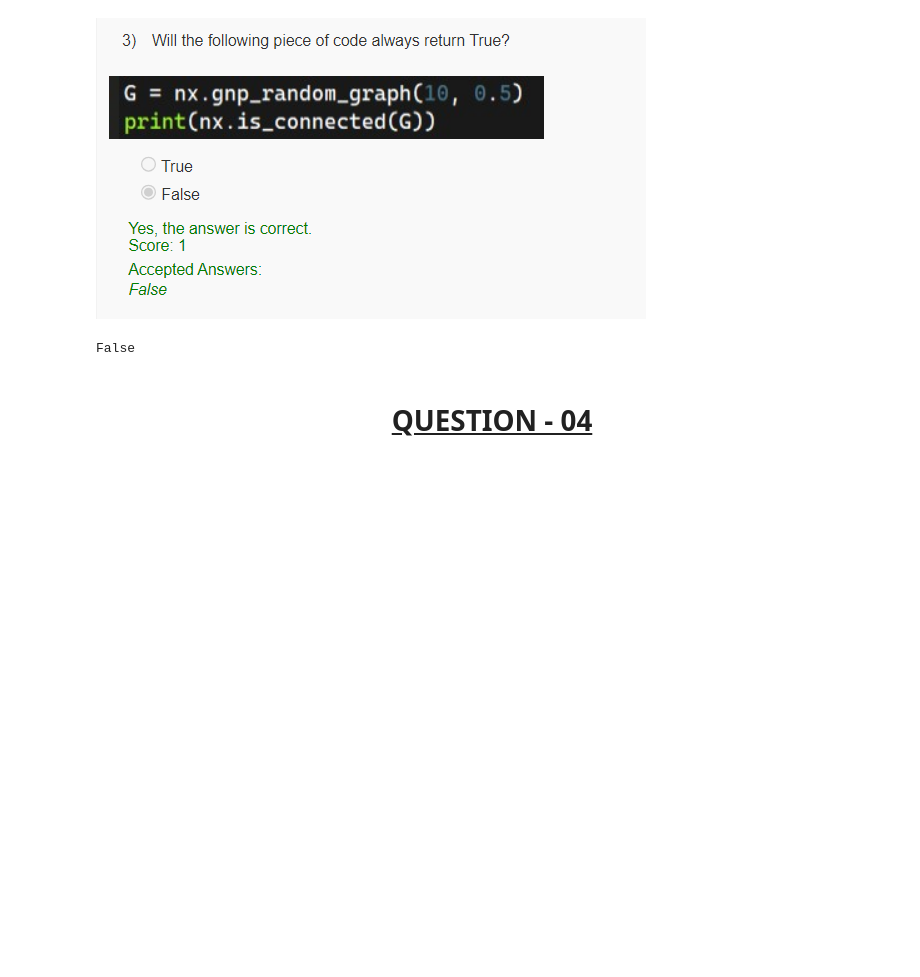
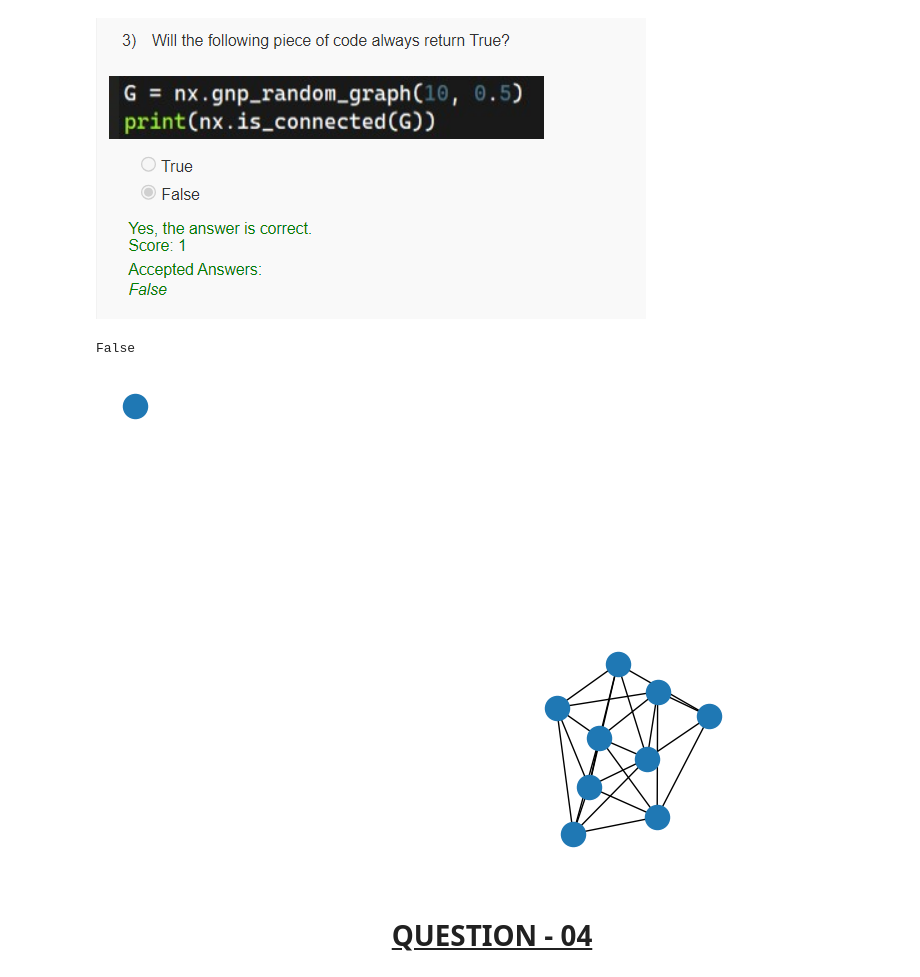
Before and after one commit to avinashyadav16/The-Joy-of-Computing-Using-Pyhton, a Jupyter notebook: Week 09/Week_09.ipynb, the cells around one changed output. Saved outputs shown, nothing was run; the diff lists cells and outputs as text; code cells hidden in the pictures; blank space fills up the shorter version.

```diff
--- a/Week 09/Week_09.ipynb
+++ b/Week 09/Week_09.ipynb
@@ -508,11 +511,16 @@ print(type(orginal_list))
 ![Q3](attachment:image.png)
 # %%
 import networkx as nx
+import matplotlib.pyplot as plt
 
 G = nx.gnp_random_graph(10, 0.5)
 print(nx.is_connected(G))
+
+nx.draw(G)
+plt.show()
 # %% [output]
 False
+[figure, added]
 # %% [markdown]
 <h1 align="center"><b><u> QUESTION - 04 </u></b></h1>
 # %% [markdown]
```
Also changed, not shown: parts of 3 cells of this notebook, 8 other files.
